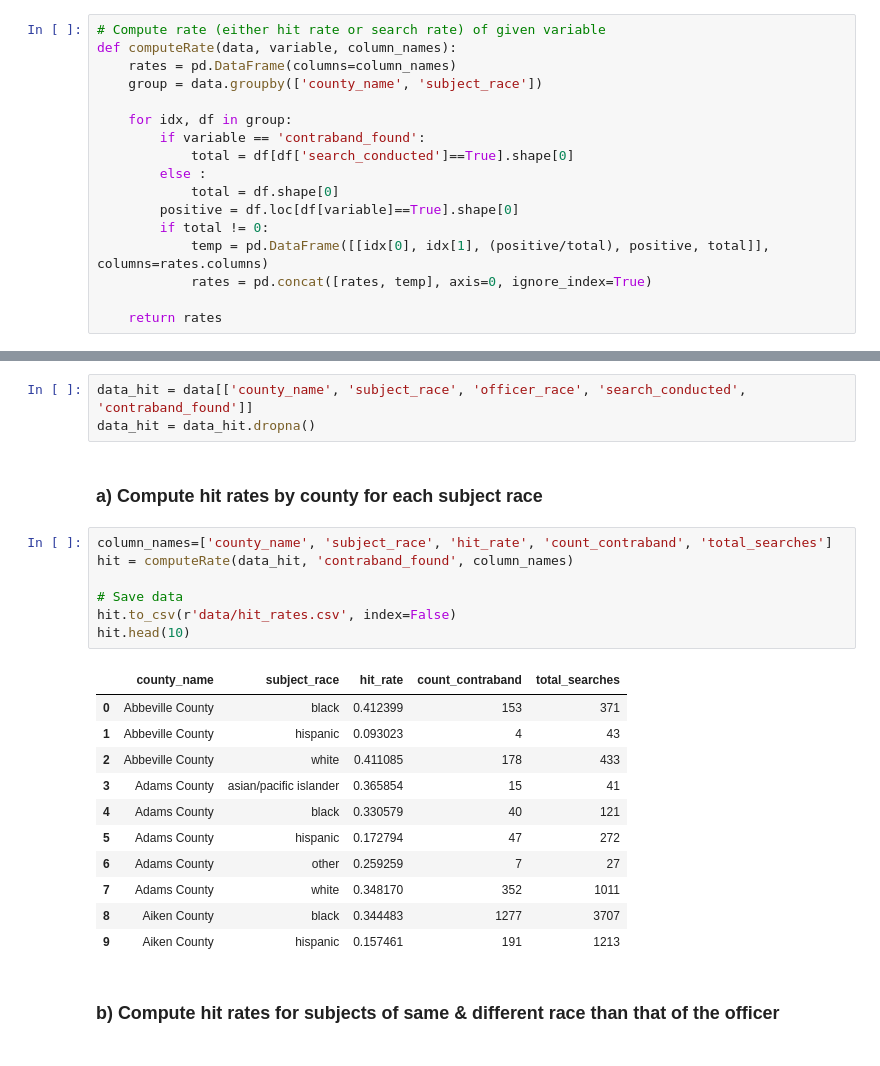
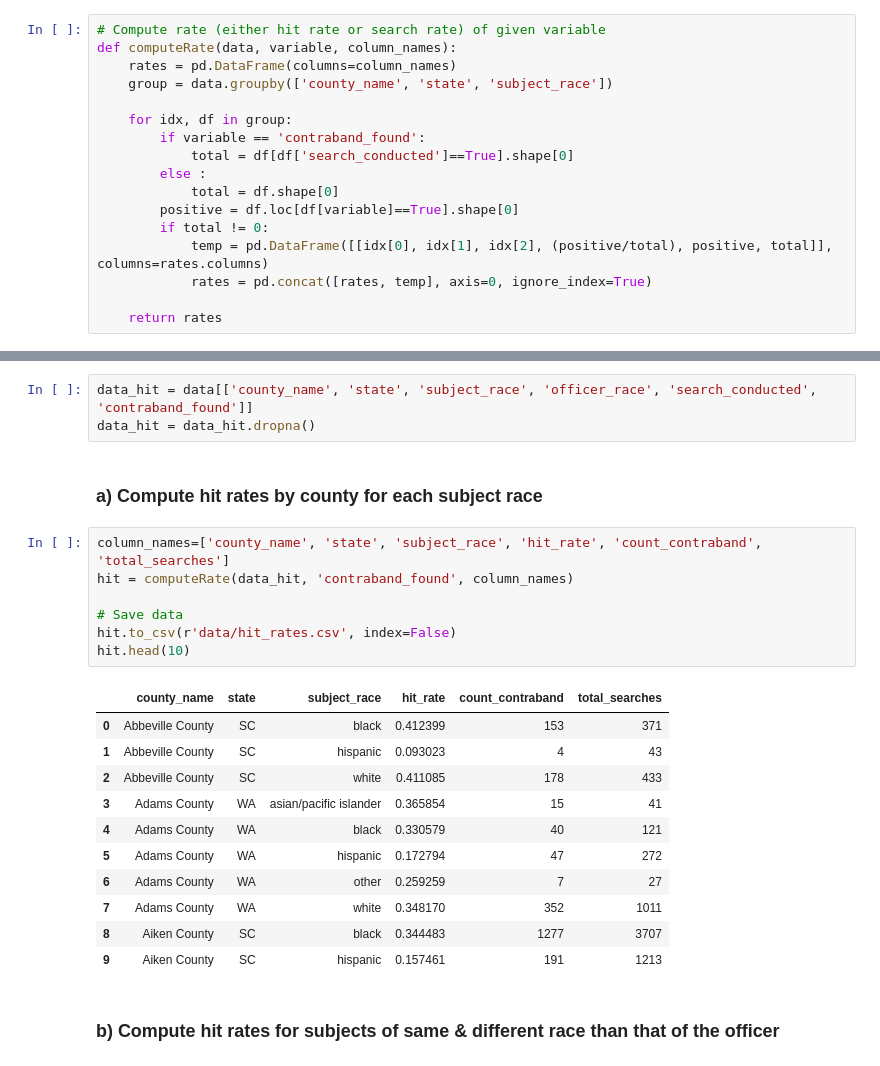
Before and after one commit to epfl-ada/ada-2020-project-milestone-p3-p3_adahn, a Jupyter notebook: analysis.ipynb, the cells around one changed output, grey strips where cells are left out. Drawn from its saved outputs; the diff is of its cells as text.

```diff
--- a/analysis.ipynb
+++ b/analysis.ipynb
@@ -232,7 +232,7 @@ data_search.head(10)
 # Compute rate (either hit rate or search rate) of given variable
 def computeRate(data, variable, column_names):
     rates = pd.DataFrame(columns=column_names)
-    group = data.groupby(['county_name', 'subject_race'])
+    group = data.groupby(['county_name', 'state', 'subject_race'])
 
     for idx, df in group:
         if variable == 'contraband_found':
@@ -241,7 +241,7 @@ def computeRate(data, variable, column_names):
             total = df.shape[0]
         positive = df.loc[df[variable]==True].shape[0]
         if total != 0:
-            temp = pd.DataFrame([[idx[0], idx[1], (positive/total), positive, total]], columns=rates.columns)
+            temp = pd.DataFrame([[idx[0], idx[1], idx[2], (positive/total), positive, total]], columns=rates.columns)
             rates = pd.concat([rates, temp], axis=0, ignore_index=True)
 
     return rates
@@ -376,29 +379,29 @@ ci_search.head(10)
 
 Only keep the data we need for this part:
 # %%
-data_hit = data[['county_name', 'subject_race', 'officer_race', 'search_conducted', 'contraband_found']]
+data_hit = data[['county_name', 'state', 'subject_race', 'officer_race', 'search_conducted', 'contraband_found']]
 data_hit = data_hit.dropna()
 # %% [markdown]
 ### a) Compute hit rates by county for each subject race
 # %%
-column_names=['county_name', 'subject_race', 'hit_rate', 'count_contraband', 'total_searches']
+column_names=['county_name', 'state', 'subject_race', 'hit_rate', 'count_contraband', 'total_searches']
 hit = computeRate(data_hit, 'contraband_found', column_names)
 
 # Save data
 hit.to_csv(r'data/hit_rates.csv', index=False)
 hit.head(10)
 # %% [output]
-|  | county_name | subject_race | hit_rate | count_contraband | total_searches |
-| 0 | Abbeville County | black | 0.412399 | 153 | 371 |
-| 1 | Abbeville County | hispanic | 0.093023 | 4 | 43 |
-| 2 | Abbeville County | white | 0.411085 | 178 | 433 |
-| 3 | Adams County | asian/pacific islander | 0.365854 | 15 | 41 |
-| 4 | Adams County | black | 0.330579 | 40 | 121 |
-| 5 | Adams County | hispanic | 0.172794 | 47 | 272 |
-| 6 | Adams County | other | 0.259259 | 7 | 27 |
-| 7 | Adams County | white | 0.348170 | 352 | 1011 |
-| 8 | Aiken County | black | 0.344483 | 1277 | 3707 |
-| 9 | Aiken County | hispanic | 0.157461 | 191 | 1213 |
+|  | county_name | state | subject_race | hit_rate | count_contraband | total_searches |
+| 0 | Abbeville County | SC | black | 0.412399 | 153 | 371 |
+| 1 | Abbeville County | SC | hispanic | 0.093023 | 4 | 43 |
+| 2 | Abbeville County | SC | white | 0.411085 | 178 | 433 |
+| 3 | Adams County | WA | asian/pacific islander | 0.365854 | 15 | 41 |
+| 4 | Adams County | WA | black | 0.330579 | 40 | 121 |
+| 5 | Adams County | WA | hispanic | 0.172794 | 47 | 272 |
+| 6 | Adams County | WA | other | 0.259259 | 7 | 27 |
+| 7 | Adams County | WA | white | 0.348170 | 352 | 1011 |
+| 8 | Aiken County | SC | black | 0.344483 | 1277 | 3707 |
+| 9 | Aiken County | SC | hispanic | 0.157461 | 191 | 1213 |
 # %% [markdown]
 ### b) Compute hit rates for subjects of same & different race than that of the officer
 # %%
```
Also changed, not shown: parts of 10 cells of this notebook, 1 other file.
